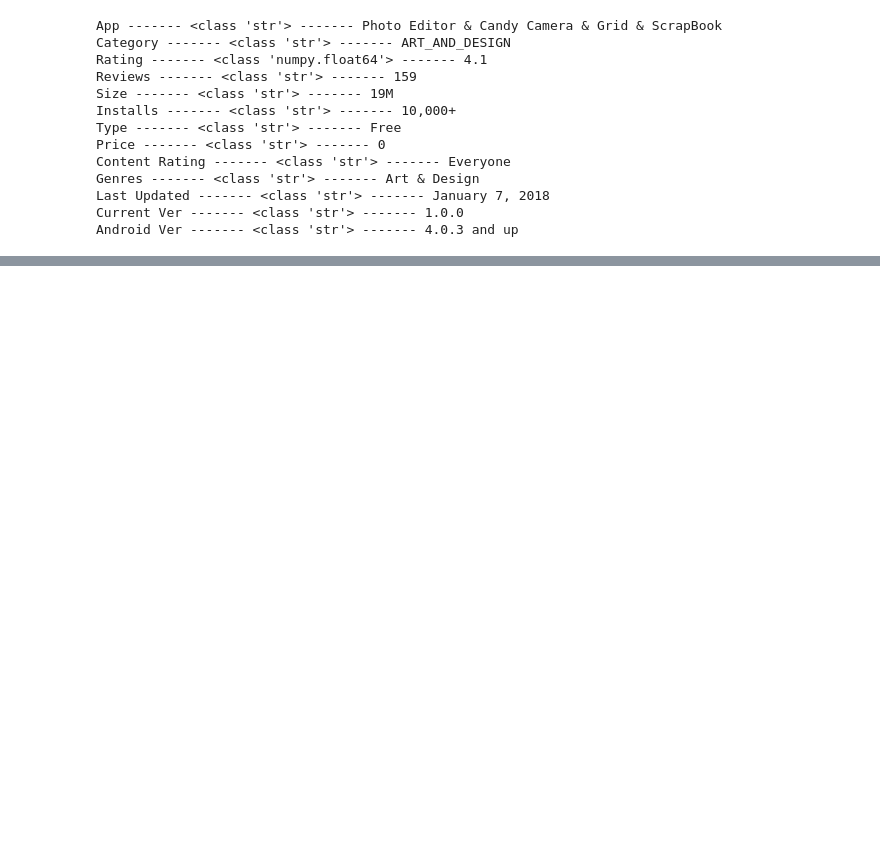
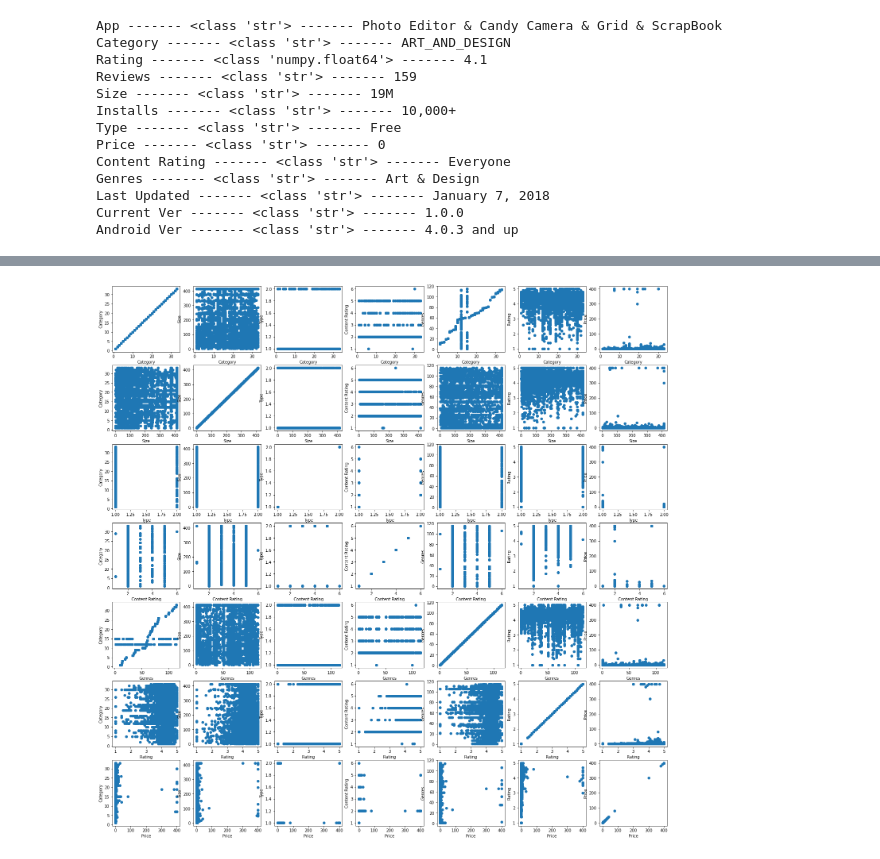
Before and after one commit to pkhorram/EDA-on-GoogleAppRatings, a Jupyter notebook: data_prepare.ipynb, the cells around one changed output, grey strips where cells are left out. Saved outputs shown, nothing was run; the diff lists cells and outputs as text; code cells hidden in the pictures; blank space fills up the shorter version.

```diff
--- a/data_prepare.ipynb
+++ b/data_prepare.ipynb
@@ -201,0 +215,13 @@ plt.show()
+# %%
+fig, axis = plt.subplots(7, 7, figsize = (25,25))
+
+for ind1, i in enumerate(new_frame.columns):
+    for ind2, j in enumerate(new_frame.columns):
+        x = new_frame[i]
+        y = new_frame[j]
+        axis[ind1, ind2].scatter(x,y)
+        axis[ind1, ind2].set_xlabel(i)
+        axis[ind1, ind2].set_ylabel(j)
+plt.show()
+# %% [output]
+[figure, added]
```
Also changed, not shown: parts of 37 cells of this notebook.
